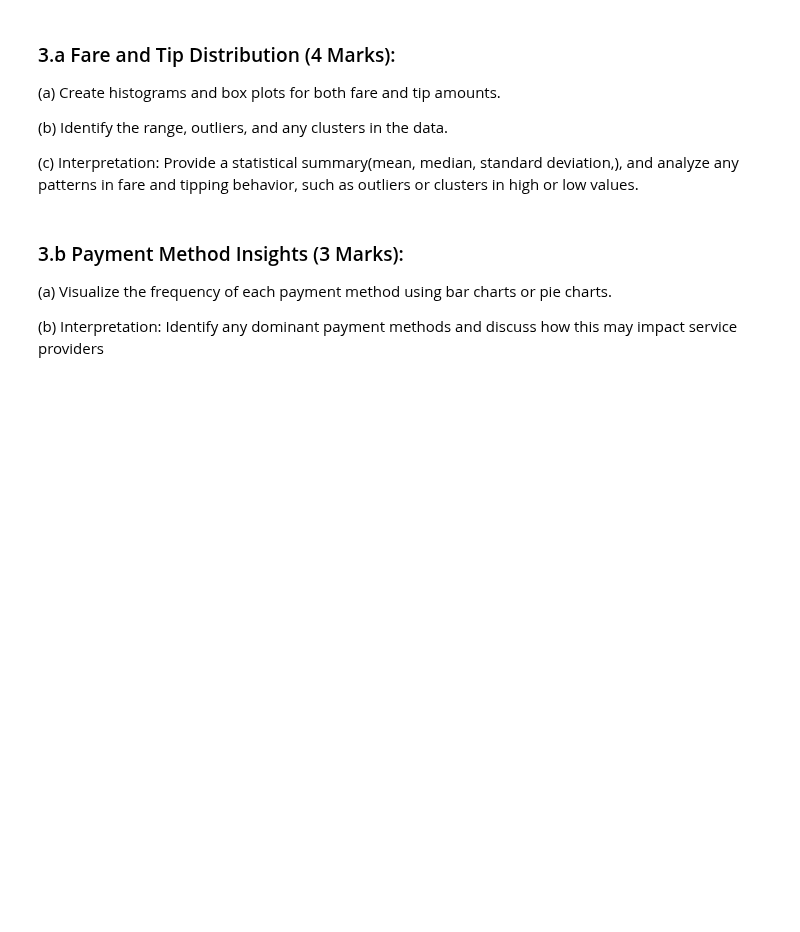
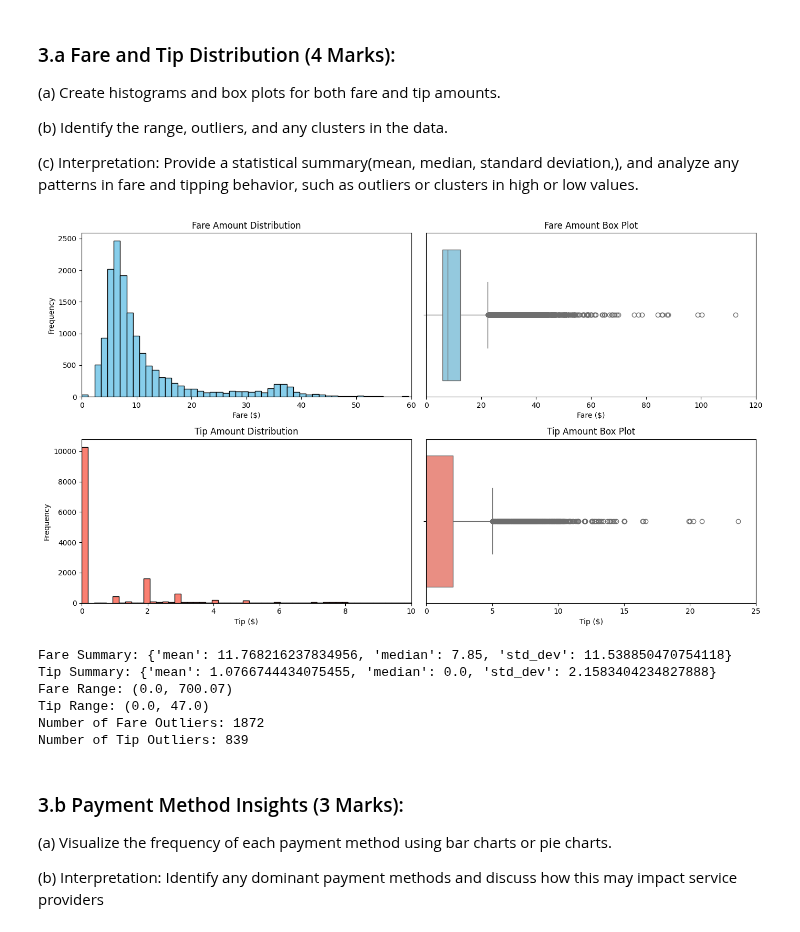
Before and after one commit to abhijain565aj/CS215-Assignment, a Jupyter notebook: A5-23B0903-23B0928-23B1057/Q3.ipynb, the cells around one changed output. Drawn from its saved outputs; the diff is of its cells as text; code cells hidden in the pictures; blank space fills up the shorter version.

```diff
--- a/A5-23B0903-23B0928-23B1057/Q3.ipynb
+++ b/A5-23B0903-23B0928-23B1057/Q3.ipynb
@@ -19,6 +19,84 @@ df = pd.read_csv('./TaxiData.csv')
 (b) Identify the range, outliers, and any clusters in the data.
 
 (c) Interpretation: Provide a statistical summary(mean, median, standard deviation,), and analyze any patterns in fare and tipping  behavior, such as outliers or clusters in high or low values.
+# %%
+plt.figure(figsize=(14, 8))
+
+# Histogram and Box plot for Fare
+plt.subplot(2, 2, 1)
+plt.hist(df['fare'], bins=600, color='skyblue', edgecolor='black')
+plt.xlim(0, 60)
+plt.title('Fare Amount Distribution')
+plt.xlabel('Fare ($)')
+plt.ylabel('Frequency')
+
+plt.subplot(2, 2, 2)
+sns.boxplot(x=df['fare'], color='skyblue')
+plt.xlim(0, 120)
+plt.title('Fare Amount Box Plot')
+plt.xlabel('Fare ($)')
+
+# Histogram and Box plot for Tip
+plt.subplot(2, 2, 3)
+plt.hist(df['tips'], bins=250, color='salmon', edgecolor='black')
+plt.xlim(0, 10)
+plt.title('Tip Amount Distribution')
+plt.xlabel('Tip ($)')
+plt.ylabel('Frequency')
+
+plt.subplot(2, 2, 4)
+sns.boxplot(x=df['tips'], color='salmon')
+plt.xlim(0, 25)
+plt.title('Tip Amount Box Plot')
+plt.xlabel('Tip ($)')
+
+
+plt.tight_layout()
+plt.show()
+
+
+# Identify the range, outliers, and clusters in the data
+fare_range = (df['fare'].min(), df['fare'].max())
+tip_range = (df['tips'].min(), df['tips'].max())
+
+# Identifying outliers using the IQR method
+fare_q1 = df['fare'].quantile(0.25)
+fare_q3 = df['fare'].quantile(0.75)
+fare_iqr = fare_q3 - fare_q1
+fare_outliers = df[(df['fare'] < (fare_q1 - 1.5 * fare_iqr)) | (df['fare'] > (fare_q3 + 1.5 * fare_iqr))]
+
+tip_q1 = df['tips'].quantile(0.25)
+tip_q3 = df['tips'].quantile(0.75)
+tip_iqr = tip_q3 - tip_q1
+tip_outliers = df[(df['tips'] < (tip_q1 - 1.5 * tip_iqr)) | (df['tips'] > (tip_q3 + 1.5 * tip_iqr))]
+
+
+# Statistical summary and interpretation
+fare_summary = {
+    'mean': df['fare'].mean(),
+    'median': df['fare'].median(),
+    'std_dev': df['fare'].std()
+}
+tip_summary = {
+    'mean': df['tips'].mean(),
+    'median': df['tips'].median(),
+    'std_dev': df['tips'].std()
+}
+
+print("Fare Summary:", fare_summary)
+print("Tip Summary:", tip_summary)
+print("Fare Range:", fare_range)
+print("Tip Range:", tip_range)
+print("Number of Fare Outliers:", len(fare_outliers))
+print("Number of Tip Outliers:", len(tip_outliers))
+# %% [output]
+[figure, added]
+Fare Summary: {'mean': 11.768216237834956, 'median': 7.85, 'std_dev': 11.538850470754118}
+Tip Summary: {'mean': 1.0766744434075455, 'median': 0.0, 'std_dev': 2.1583404234827888}
+Fare Range: (0.0, 700.07)
+Tip Range: (0.0, 47.0)
+Number of Fare Outliers: 1872
+Number of Tip Outliers: 839
 # %% [markdown]
 ### 3.b Payment Method Insights (3 Marks):
 
```
Also changed, not shown: 1 other file.
